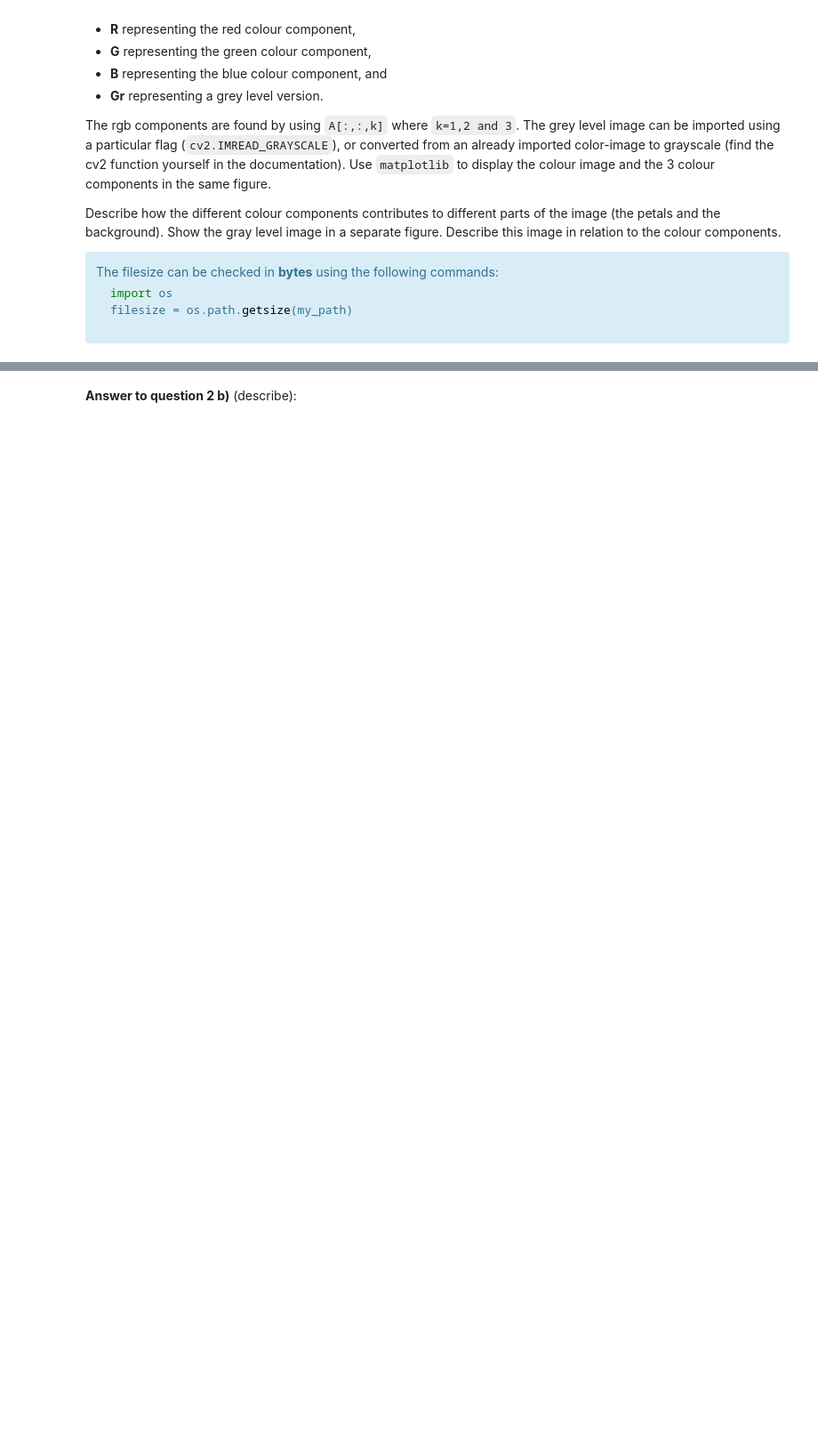
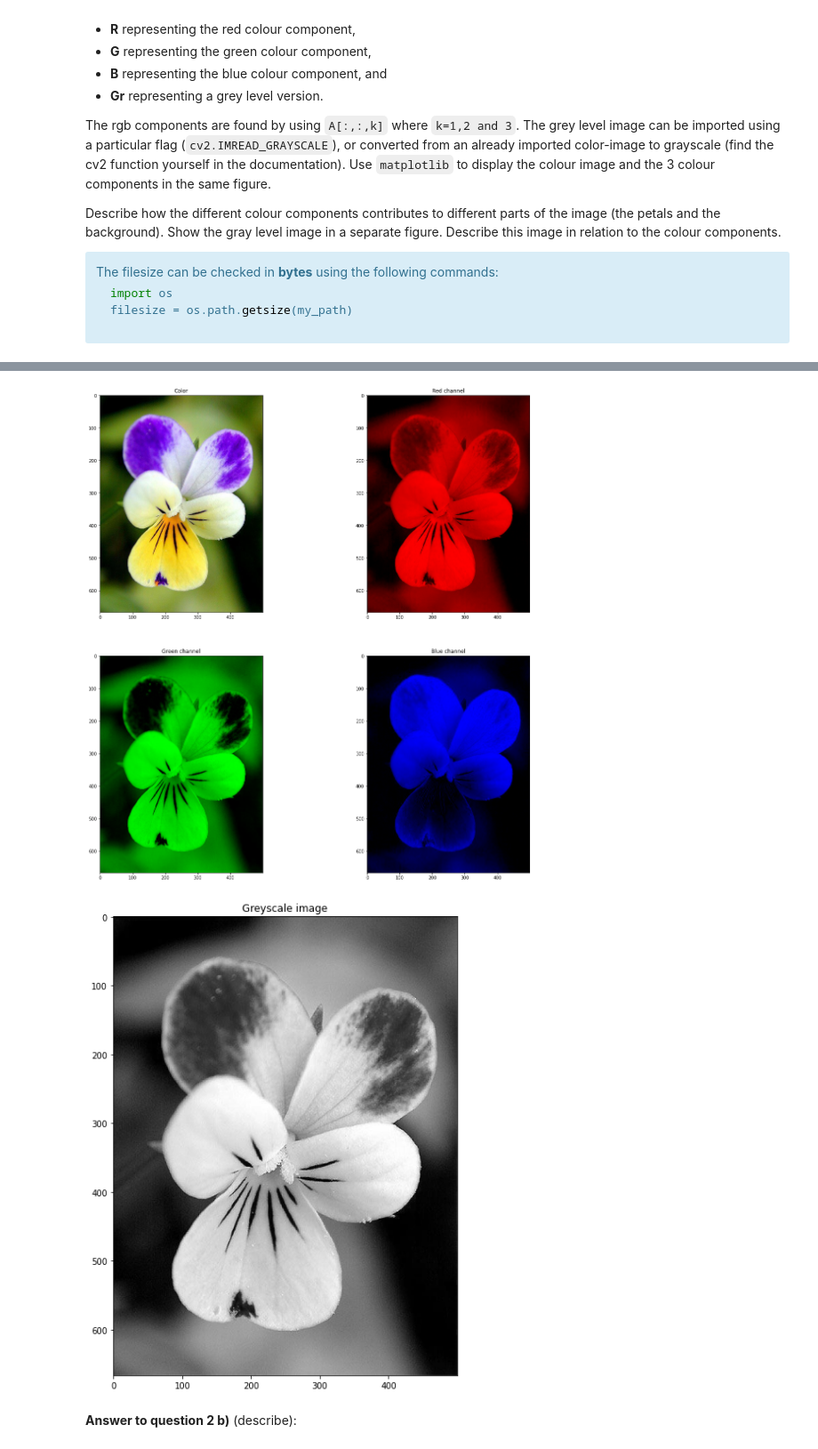
Before and after one commit to asahicantu/uis, a Jupyter notebook: ELE510-Image Processing and computer vision/Assignments/Assignment 1/LABexc1-ELE510-2021.ipynb, the cells around one changed output, grey strips where cells are left out. Shown at 89% size. Saved outputs shown, nothing was run; the diff lists cells and outputs as text; code cells hidden in the pictures; blank space fills up the shorter version.

```diff
--- a/ELE510-Image Processing and computer vision/Assignments/Assignment 1/LABexc1-ELE510-2021.ipynb
+++ b/ELE510-Image Processing and computer vision/Assignments/Assignment 1/LABexc1-ELE510-2021.ipynb
@@ -123,22 +123,22 @@ import matplotlib.pyplot as plt
 ########################################################
 ######## a)
 # Import the image, which is located in the folder images/ (you can download it from CANVAS)
-A_path = ...
+A_path = 'images/flower.jpg'
 A = cv2.imread(A_path)
 # Convert the image from BGR (OpenCV standard) to RGB (standard)
-A = cv2.cvtColor(...)
+A = cv2.cvtColor(A,cv2.COLOR_BGR2RGB)
 
 # image properties
-height = ...
-width = ...
-channels = ...
-filesize = ...
+height = A.shape[0]
+width = A.shape[1]
+channels = A.shape[2]
+filesize = os.path.getsize(A_path)
 
 print('Image Dimension    : ', A.shape)
 print('Image Height       : ', height)
 print('Image Width        : ', width)
 print('Number of Channels : ', channels)
-
+print('File size          : ', filesize)
 ## The results should be:
 # Image Dimension    :  (667, 500, 3)
 # Image Height       :  667
@@ -147,31 +153,34 @@ print('Number of Channels : ', channels)
 # %%
 ########################################################
 ######## b).
 # Extract 2D images (the various channels + grayscale)
-R = ...
-G = ...
-B = ...
+R = A * (1,0,0)
+G = A * (0,1,0)
+B = A * (0,0,1)
 
 plt.figure(figsize=(20,20))
 plt.subplot(221)
 plt.imshow(A)
 plt.title('Color')
 plt.subplot(222)
 plt.imshow(R)
 plt.title('Red channel')
 plt.subplot(223)
-plt.imshow(...)
+plt.imshow(G)
 plt.title('Green channel')
 plt.subplot(224)
-plt.imshow(...)
+plt.imshow(B)
 plt.title('Blue channel')
 plt.show()
 
 # Greyscale image
-Gr = cv2.imread(...)
+Gr = cv2.imread(A_path,flags=cv2.IMREAD_GRAYSCALE)
 plt.figure(figsize=(10,10))
 plt.imshow(Gr, cmap='gray', vmin=0, vmax=255)
 plt.title('Greyscale image')
 plt.show()
+# %% [output]
+[figure, added]
+[figure, added]
 # %% [markdown]
 **Answer to question 2 b)** (describe):
```
Also changed, not shown: parts of 11 cells of this notebook, 14 other files.
